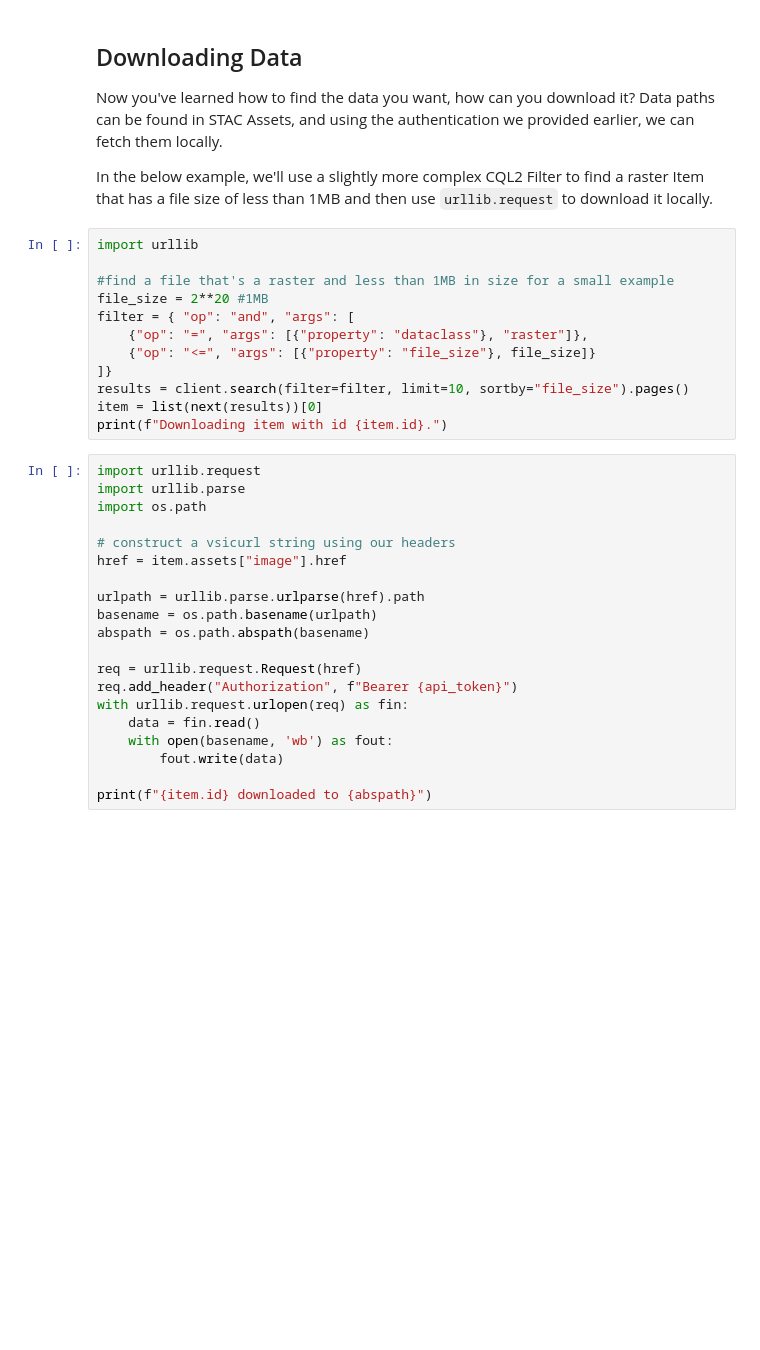
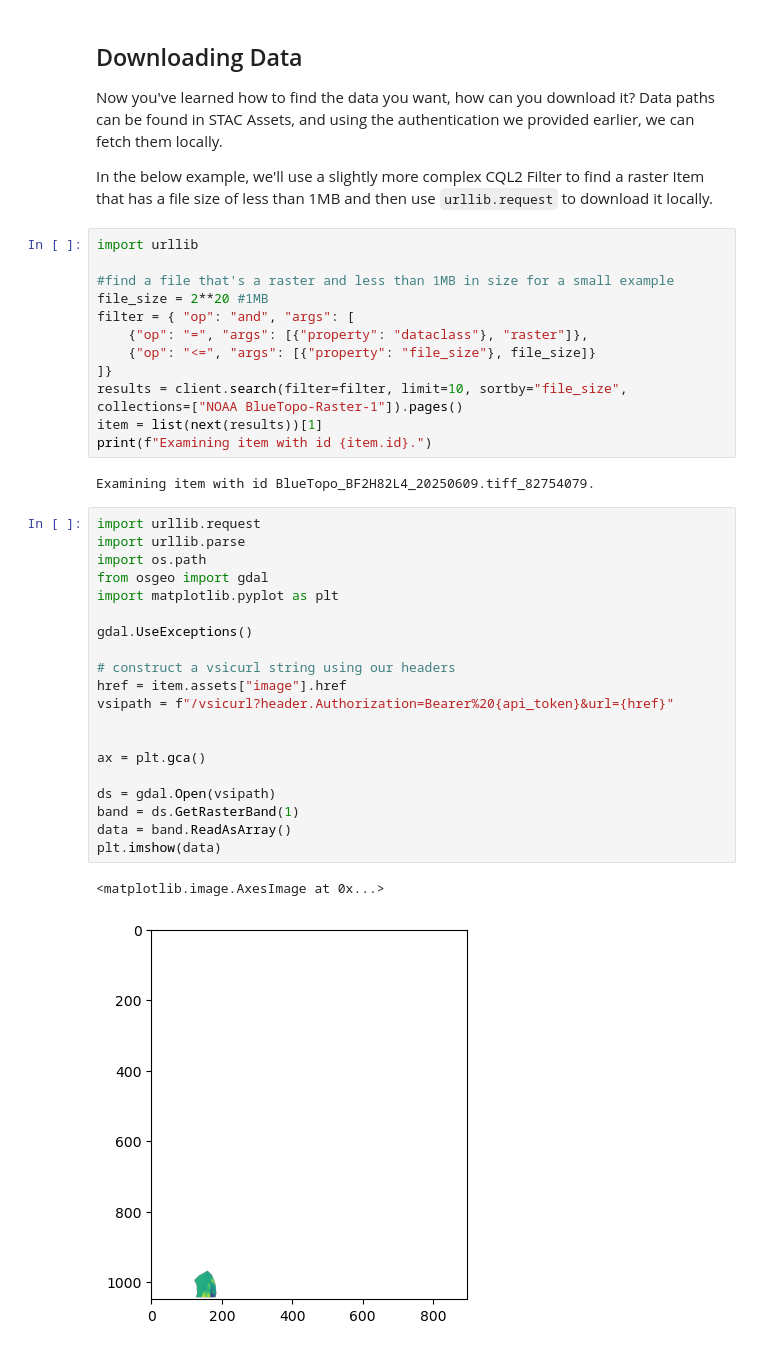
Before and after one commit to hobuinc/grid-pystac-examples, a Jupyter notebook: grid_pystac_workshop.ipynb, the cells around one changed output. Saved outputs shown, nothing was run; the diff lists cells and outputs as text; blank space fills up the shorter version.

Commit message:
adding rasterio plotting

```diff
--- a/grid_pystac_workshop.ipynb
+++ b/grid_pystac_workshop.ipynb
@@ -253,26 +276,31 @@ filter = { "op": "and", "args": [
     {"op": "=", "args": [{"property": "dataclass"}, "raster"]},
     {"op": "<=", "args": [{"property": "file_size"}, file_size]}
 ]}
-results = client.search(filter=filter, limit=10, sortby="file_size").pages()
-item = list(next(results))[0]
-print(f"Downloading item with id {item.id}.")
+results = client.search(filter=filter, limit=10, sortby="file_size", collections=["NOAA BlueTopo-Raster-1"]).pages()
+item = list(next(results))[1]
+print(f"Examining item with id {item.id}.")
+# %% [output]
+Examining item with id BlueTopo_BF2H82L4_20250609.tiff_82754079.
 # %%
 import urllib.request
 import urllib.parse
 import os.path
+from osgeo import gdal
+import matplotlib.pyplot as plt
+
+gdal.UseExceptions()
 
 # construct a vsicurl string using our headers
 href = item.assets["image"].href
+vsipath = f"/vsicurl?header.Authorization=Bearer%20{api_token}&url={href}"
 
-urlpath = urllib.parse.urlparse(href).path
-basename = os.path.basename(urlpath)
-abspath = os.path.abspath(basename)
 
-req = urllib.request.Request(href)
-req.add_header("Authorization", f"Bearer {api_token}")
-with urllib.request.urlopen(req) as fin:
-    data = fin.read()
-    with open(basename, 'wb') as fout:
-        fout.write(data)
+ax = plt.gca()
 
-print(f"{item.id} downloaded to {abspath}")
+ds = gdal.Open(vsipath)
+band = ds.GetRasterBand(1)
+data = band.ReadAsArray()
+plt.imshow(data)
+# %% [output]
+<matplotlib.image.AxesImage at 0x...>
+[figure, added]
```
Also changed, not shown: parts of 10 cells of this notebook.
